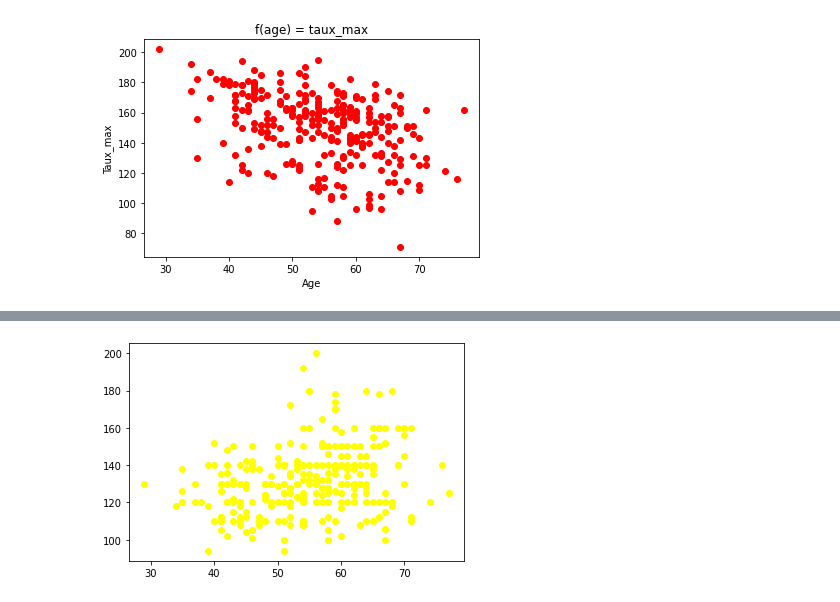
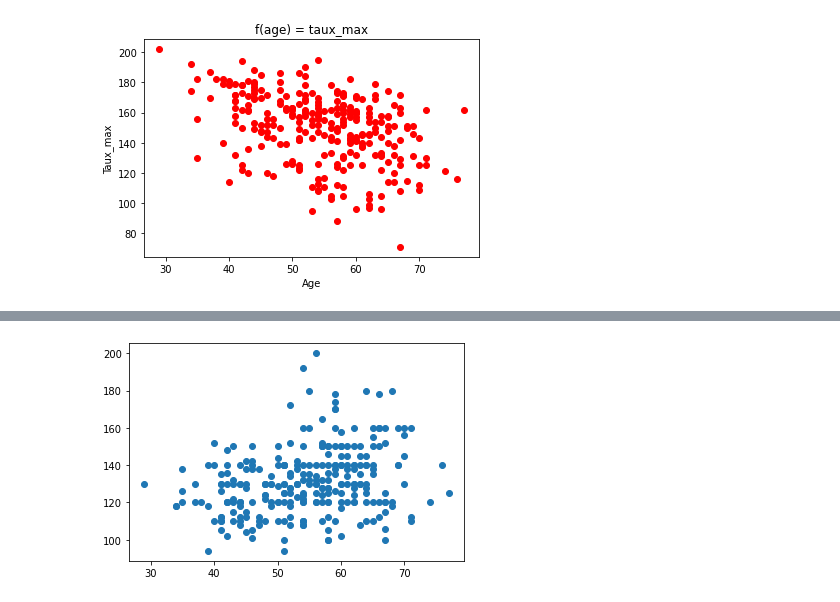
Before and after one commit to kevinDlan/notebook, a Jupyter notebook: Pyplot.ipynb, the cells around one changed output, grey strips where cells are left out. Saved outputs shown, nothing was run; the diff lists cells and outputs as text; code cells hidden in the pictures.

```diff
--- a/Pyplot.ipynb
+++ b/Pyplot.ipynb
@@ -176,7 +176,8 @@ plt.show()
 # %%
+#Utilisation de la methode scatter de l'objet pyplot pour les nuage de point
 X = df['age'].values
 Y = df['pression'].values
-plt.plot(X,Y,'o',color = 'yellow')
+plt.scatter(X,Y)
 plt.show()
 # %% [output]
-[figure, old version]
+[figure, new version]
```
Also changed, not shown: parts of 3 cells of this notebook, 2 other files.
